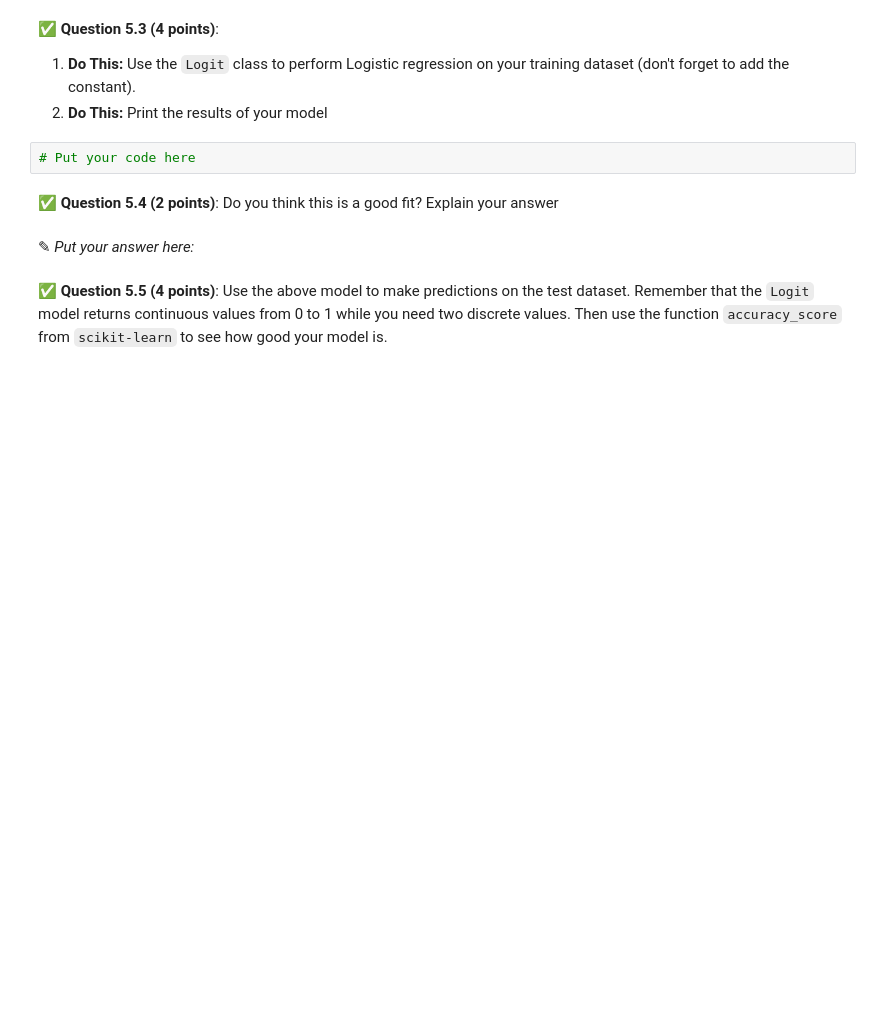
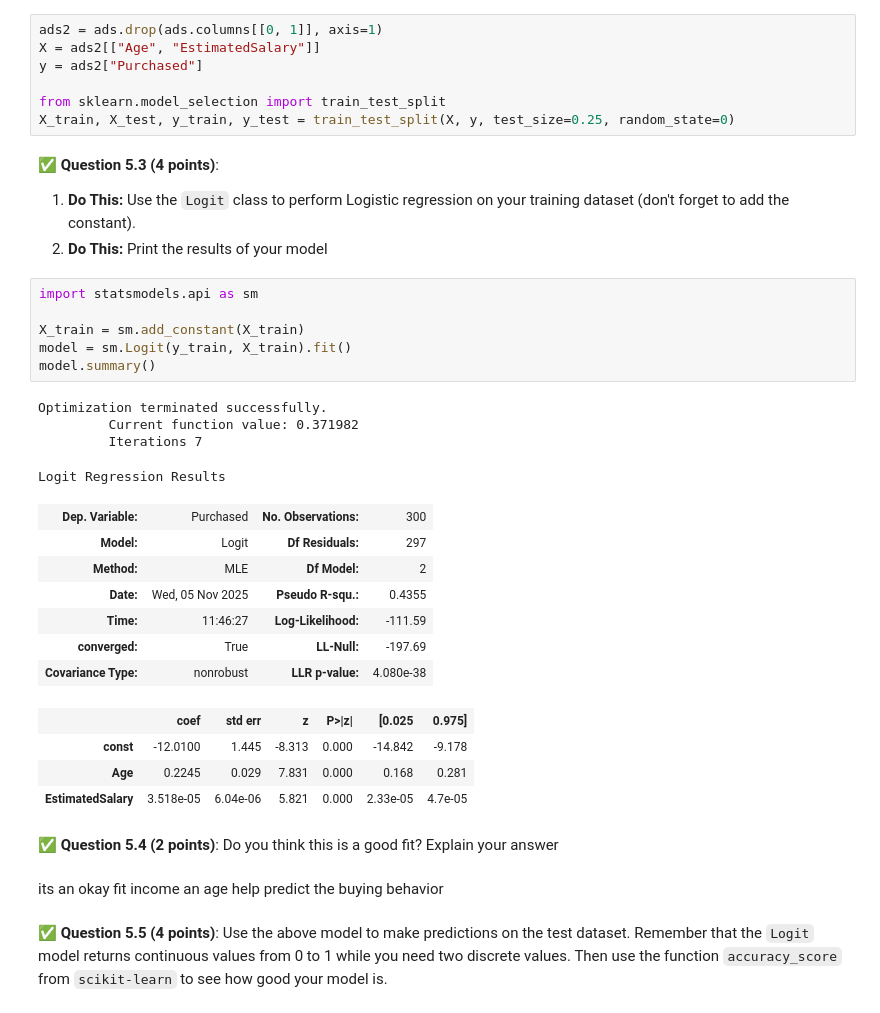
Before and after one commit to JonahXA/cmse202-f25-turnin, a Jupyter notebook: hw-03/HW-03_Regression-F25-STUDENT.ipynb, the cells around one changed output. Saved outputs shown, nothing was run; the diff lists cells and outputs as text; blank space fills up the shorter version.

```diff
--- a/hw-03/HW-03_Regression-F25-STUDENT.ipynb
+++ b/hw-03/HW-03_Regression-F25-STUDENT.ipynb
@@ -480,14 +492,41 @@ As you can see the dataset has only few columns. The first columns is not useful
+# %%
+ads2 = ads.drop(ads.columns[[0, 1]], axis=1)
+X = ads2[["Age", "EstimatedSalary"]]
+y = ads2["Purchased"]
+
+from sklearn.model_selection import train_test_split
+X_train, X_test, y_train, y_test = train_test_split(X, y, test_size=0.25, random_state=0)
 # %% [markdown]
 &#9989;  **Question 5.3 (4 points)**:
 
 1. **Do This:** Use the `Logit` class to perform Logistic regression on your training dataset (don't forget to add the constant).
 2. **Do This:** Print the results of your model
-# %%
-# Put your code here
+# %%
+import statsmodels.api as sm
+
+X_train = sm.add_constant(X_train)
+model = sm.Logit(y_train, X_train).fit()
+model.summary()
+# %% [output]
+Optimization terminated successfully.
+         Current function value: 0.371982
+         Iterations 7
+Logit Regression Results
+| Dep. Variable: | Purchased | No. Observations: | 300 |
+| Model: | Logit | Df Residuals: | 297 |
+| Method: | MLE | Df Model: | 2 |
+| Date: | Wed, 05 Nov 2025 | Pseudo R-squ.: | 0.4355 |
+| Time: | 11:46:27 | Log-Likelihood: | -111.59 |
+| converged: | True | LL-Null: | -197.69 |
+| Covariance Type: | nonrobust | LLR p-value: | 4.080e-38 |
+|  | coef | std err | z | P>|z| | [0.025 | 0.975] |
+| const | -12.0100 | 1.445 | -8.313 | 0.000 | -14.842 | -9.178 |
+| Age | 0.2245 | 0.029 | 7.831 | 0.000 | 0.168 | 0.281 |
+| EstimatedSalary | 3.518e-05 | 6.04e-06 | 5.821 | 0.000 | 2.33e-05 | 4.7e-05 |
 # %% [markdown]
 &#9989;  **Question 5.4 (2 points)**: Do you think this is a good fit? Explain your answer
-# %% [markdown]
-<font size=+3>&#9998;</font> _Put your answer here:_
+# %% [markdown]
+its an okay fit income an age help predict the buying behavior
 # %% [markdown]
 &#9989;  **Question 5.5 (4 points)**: Use the above model to make predictions on the test dataset. Remember that the `Logit` model returns continuous values from 0 to 1 while you need two discrete values. Then use the function `accuracy_score` from `scikit-learn` to see how good your model is.
 # %%
```
Also changed, not shown: parts of 5 cells of this notebook.
